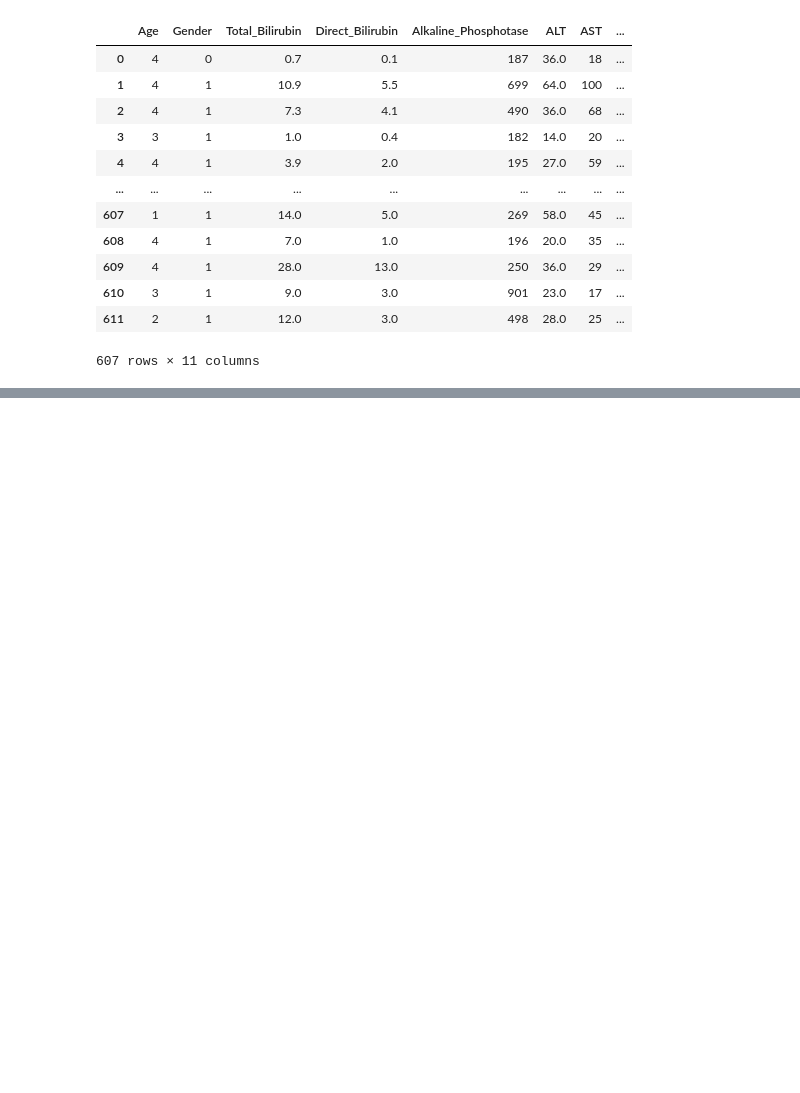
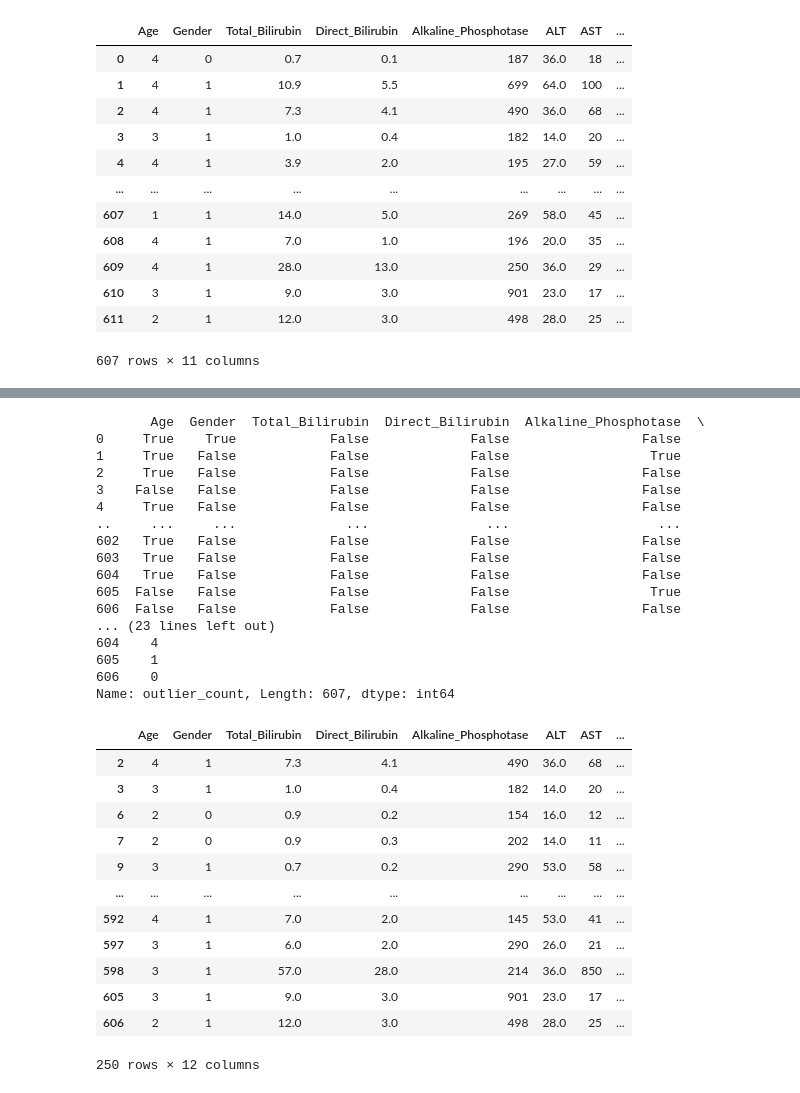
Before and after one commit to elabfr/Epidemologie, a Jupyter notebook: epi.ipynb, the cells around one changed output, grey strips where cells are left out. Cells and saved outputs as stored; diff of their text form; code cells hidden in the pictures; blank space fills up the shorter version.

```diff
--- a/epi.ipynb
+++ b/epi.ipynb
@@ -552,0 +389,64 @@ Nombre de lignes avec au moins un NaN: 0
+# %%
+def detect_outliers(df, num_std=2, threshold=1):
+    # Select only numeric columns
+    outliers = pd.DataFrame(index=df.index)
+    for col in df.select_dtypes(include=['number']).columns:
+        mean = df[col].mean()
+        std_dev = df[col].std()
+
+        # Define the lower and upper bounds for outliers
+        lower_bound = mean - num_std * std_dev
+        upper_bound = mean + num_std * std_dev
+
+        # Find outliers for the current column
+        outliers[col] = (df[col] < lower_bound) | (df[col] > upper_bound)
+
+    # Count the number of dimensions where a row is considered an outlier
+    outliers['outlier_count'] = outliers.sum(axis=1)
+    print(outliers)
+
+    print(outliers['outlier_count'])
+
+    # Identify rows that exceed the threshold of outlier dimensions
+    df['is_outlier'] = outliers['outlier_count'] >= threshold
+
+    return df
+
+
+def remove_outliers(df, threshold, num_std):
+    df_outliers = detect_outliers(df, num_std=num_std, threshold=threshold)
+    return df[df_outliers['is_outlier']==False]
+
+df_outliers = remove_outliers(df_imputed,2,1)
+df_outliers
+# %% [output]
+       Age  Gender  Total_Bilirubin  Direct_Bilirubin  Alkaline_Phosphotase  \
+0     True    True            False             False                 False
+1     True   False            False             False                  True
+2     True   False            False             False                 False
+3    False   False            False             False                 False
+4     True   False            False             False                 False
+..     ...     ...              ...               ...                   ...
+602   True   False            False             False                 False
+603   True   False            False             False                 False
+604   True   False            False             False                 False
+605  False   False            False             False                  True
+606  False   False            False             False                 False
+... (23 lines left out)
+604    4
+605    1
+606    0
+Name: outlier_count, Length: 607, dtype: int64
+|  | Age | Gender | Total_Bilirubin | Direct_Bilirubin | Alkaline_Phosphotase | ALT | AST | ... |
+| 2 | 4 | 1 | 7.3 | 4.1 | 490 | 36.0 | 68 | ... |
+| 3 | 3 | 1 | 1.0 | 0.4 | 182 | 14.0 | 20 | ... |
+| 6 | 2 | 0 | 0.9 | 0.2 | 154 | 16.0 | 12 | ... |
+| 7 | 2 | 0 | 0.9 | 0.3 | 202 | 14.0 | 11 | ... |
+| 9 | 3 | 1 | 0.7 | 0.2 | 290 | 53.0 | 58 | ... |
+| ... | ... | ... | ... | ... | ... | ... | ... | ... |
+| 592 | 4 | 1 | 7.0 | 2.0 | 145 | 53.0 | 41 | ... |
+| 597 | 3 | 1 | 6.0 | 2.0 | 290 | 26.0 | 21 | ... |
+| 598 | 3 | 1 | 57.0 | 28.0 | 214 | 36.0 | 850 | ... |
+| 605 | 3 | 1 | 9.0 | 3.0 | 901 | 23.0 | 17 | ... |
+| 606 | 2 | 1 | 12.0 | 3.0 | 498 | 28.0 | 25 | ... |
+250 rows × 12 columns
```
Also changed, not shown: parts of 18 cells of this notebook, 2 other files.
